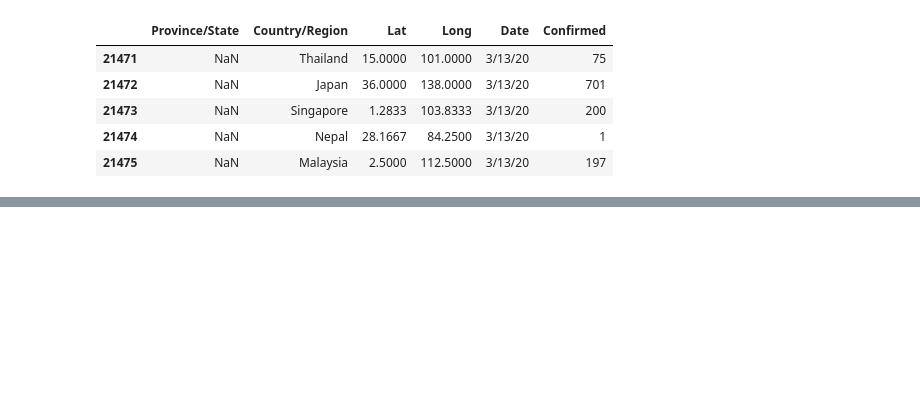
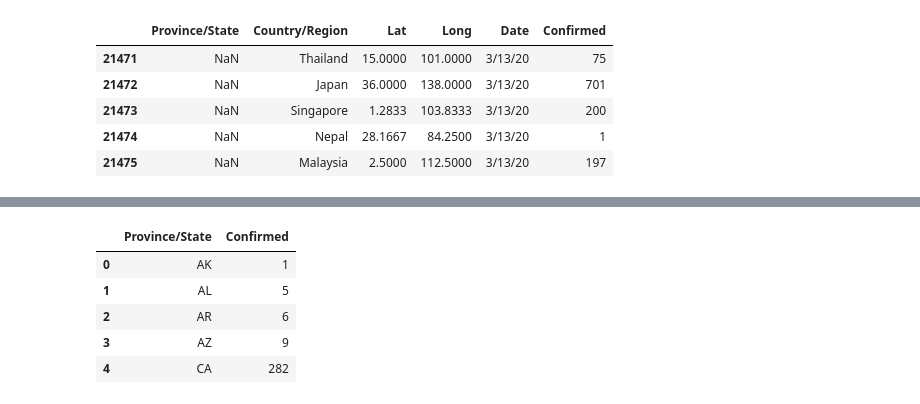
Before and after one commit to dkeogh1/time-series-covid, a Jupyter notebook: visualize_countries.ipynb, the cells around one changed output, grey strips where cells are left out. Saved outputs shown, nothing was run; the diff lists cells and outputs as text; code cells hidden in the pictures; blank space fills up the shorter version.

```diff
--- a/visualize_countries.ipynb
+++ b/visualize_countries.ipynb
@@ -90,7 +180,7 @@ m
 [interactive output not drawn]
 # %%
 mask1 = confirmed_melted['Date'].str.contains(last_day)
-last_day = confirmed_melted[mask1]
+last_day_df = confirmed_melted[mask1]
 last_day_df.head()
 # %% [output]
 |  | Province/State | Country/Region | Lat | Long | Date | Confirmed |
@@ -148,0 +312,27 @@ HTML('<iframe src=last_day.html width=700 height=450></iframe>')
+# %%
+mask1 = confirmed_melted['Date'].str.contains(last_day)
+mask2 = confirmed_melted['Country/Region'].str.contains('US')
+last_day_df_US = confirmed_melted[mask1 & mask2]
+last_day_df_US.head()
+
+last_day_df_US = last_day_df_US[['Province/State','Confirmed']]
+
+for x in state_abrs:
+    counter=0
+    for r in last_day_df_US['Province/State']:
+        if x in r:
+            last_day_df_US['Province/State'].iloc[counter] = x
+        elif r in state_mapper.keys():
+            last_day_df_US['Province/State'].iloc[counter] = remap_to_abr(r, state_mapper)
+        counter+=1
+
+
+last_day_df_US = last_day_df_US.groupby('Province/State').sum().reset_index()
+last_day_df_US.head()
+# %% [output]
+|  | Province/State | Confirmed |
+| 0 | AK | 1 |
+| 1 | AL | 5 |
+| 2 | AR | 6 |
+| 3 | AZ | 9 |
+| 4 | CA | 282 |
```
Also changed, not shown: parts of 26 cells of this notebook, 3 other files.
